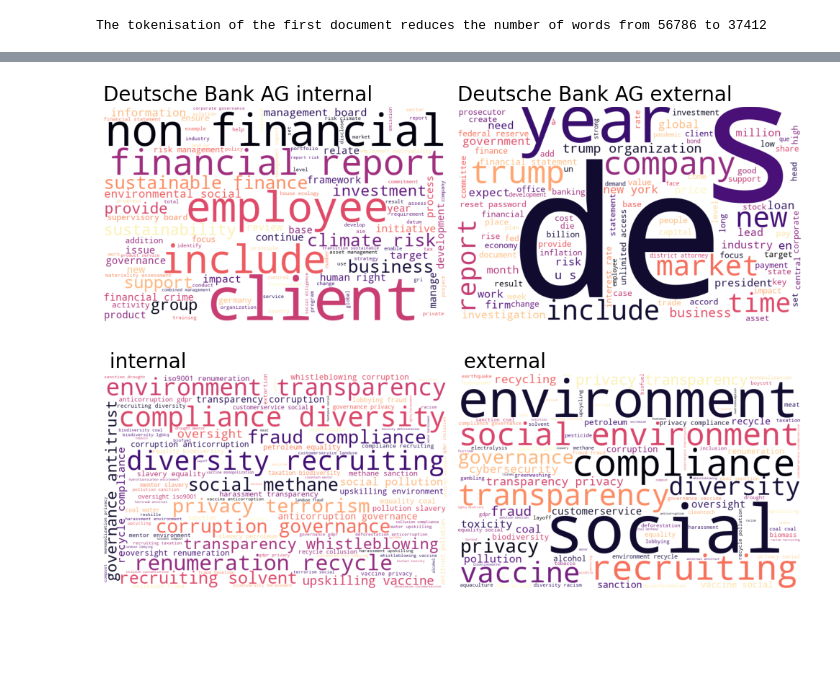
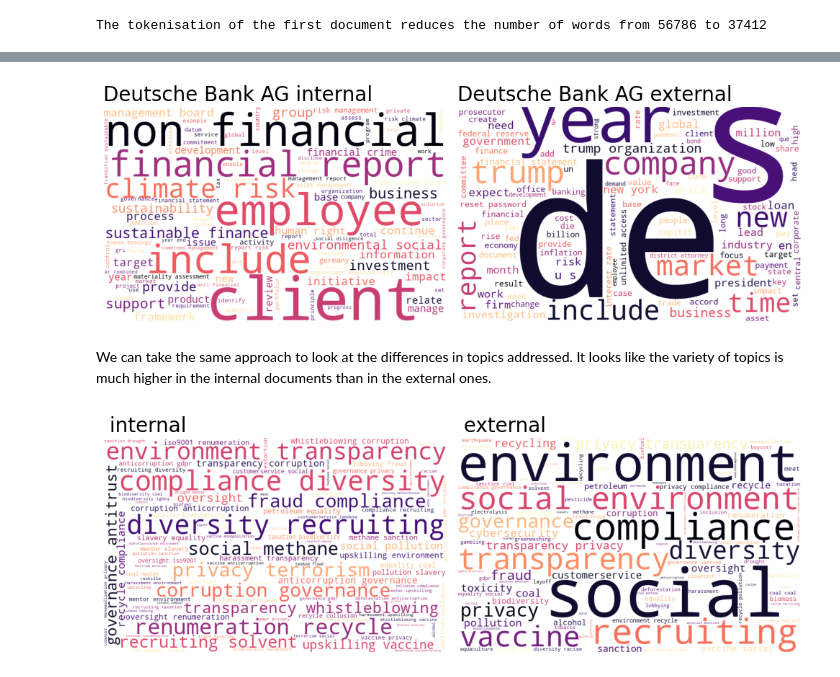
Before and after one commit to MathieuDemarets/vlerick-mai-nlp-2023, a Jupyter notebook: Assignment 1 - Boilerplate.ipynb, the cells around one changed output, grey strips where cells are left out. Drawn from its saved outputs; the diff is of its cells as text; code cells hidden in the pictures; blank space fills up the shorter version.

```diff
--- a/Assignment 1 - Boilerplate.ipynb
+++ b/Assignment 1 - Boilerplate.ipynb
@@ -55,14 +40,14 @@ plt.boxplot(df_1["size_char"]) # huge right tail
 plt.show()
 
 deciles = np.percentile(df_1["size_char"], np.arange(0, 100, 10))
-print(deciles) # 90% of documents fall under 10k characters
+print("Deciles of all documents length","/n >>", deciles) # 90% of documents fall under 10k characters
 deciles_int = np.percentile(df_1[df_1["internal"]==1]["size_char"], np.arange(0, 100, 10))
-print("Deciles of internal documents length",deciles_int) # However internal documents are much longer
+print("Deciles of internal documents length","/n >>", deciles_int) # However internal documents are much longer
 print(f"We will truncate {len(df_1[df_1['size_char'] > 500000])/len(df_1):.2%} of the documents to 500k characters")
 print(f"It represents {len(df_1[np.logical_and(df_1['size_char'] > 500000, df_1['internal']==1)])/len(df_1[df_1['internal']==1]):.2%} of the internal documents")
 
 # Truncate documents to 500k characters
-df_1["content"] = df_1["content"].progress_apply(lambda x: x[:500000] if len(x) > 500000 else x)
+df_1.loc[:,"content"] = df_1.loc[:,"content"].progress_apply(lambda x: x[:500000] if len(x) > 500000 else x)
 # %% [output]
 A value is trying to be set on a copy of a slice from a DataFrame.
 Try using .loc[row_indexer,col_indexer] = value instead
@@ -191,44 +240,55 @@ import numpy as np
 from PIL import Image
 from wordcloud import WordCloud
 import matplotlib.pyplot as plt
 
-def add_wordcloud(text, company, ax, internal = True, random_state=42):
+def add_wordcloud(text, company, ax, internal = True, random_state=42, tokens = True):
+    if tokens:
+        text.translate({ord(i): None for i in '[",]'}, inplace=True)
+    else:
+        text = " ".join(spacy_tokenizer(text))
     wc = WordCloud(background_color='white', colormap = 'magma', max_words=100,
         stopwords = spacy_tokenizer(company), height = 500, width = 800, random_state=random_state
-        ).generate(" ".join(spacy_tokenizer(text)))
+        ).generate(text)
     ax.axis("off")
     ax.imshow(wc)
     ax.set_title(
         f'{company} {"internal" if internal else "external"}',
         color='black',fontsize=20,loc='left')
 
-def compare_wordclouds(data, company, save=False, random_state=42, directory='DATA/figures/'):
+def compare_wordclouds(data, company, save=False, random_state=42, directory='DATA/figures/', tokens = True):
     df2 = data[data['company'] == company]
     df2int = df2[df2['internal'] == 1]
     df2ext = df2[df2['internal'] == 0]
 
-    text_int = " ".join(df2int['content'].tolist())
-    text_ext = " ".join(df2ext['content'].tolist())
+    if tokens:
+        text_int = " ".join(df2int['tokens'])
+        text_ext = " ".join(df2ext['tokens'])
+
+    else:
+        text_int = " ".join(df2int['content'].tolist())
+        text_ext = " ".join(df2ext['content'].tolist())
 
     fig, (ax1, ax2) = plt.subplots(1,2,figsize=(10, 5))
     try:
-        add_wordcloud(text_int, company, ax1, random_state=random_state)
+        add_wordcloud(text_int, company, ax1, random_state=random_state, tokens = tokens)
     except:
-        add_wordcloud(text_int[:900000], company, ax1, random_state=random_state)
+        add_wordcloud(text_int[:900000], company, ax1, random_state=random_state, tokens = tokens)
     try:
-        add_wordcloud(text_ext, company, ax2, internal = False, random_state=random_state)
+        add_wordcloud(text_ext, company, ax2, internal = False, random_state=random_state, tokens = tokens)
     except:
-        add_wordcloud(text_ext[:900000], company, ax2, internal = False, random_state=random_state)
+        add_wordcloud(text_ext[:900000], company, ax2, internal = False, random_state=random_state, tokens = tokens)
     plt.tight_layout()
     if save:
         plt.savefig(f'{directory}wordcloud_{company}.png')
     plt.show()
 
-compare_wordclouds(df_1, 'Deutsche Bank AG', save=True)
+compare_wordclouds(df_1, 'Deutsche Bank AG', save=True, tokens=False)
 # https://www.forbes.com/sites/danalexander/2023/10/16/how-trump-fooled-deutsche-bank/
 # >> Trump issue
 # %% [output]
-[figure, old version]
+[figure, new version]
+# %% [markdown]
+We can take the same approach to look at the differences in topics addressed. It looks like the variety of topics is much higher in the internal documents than in the external ones.
 # %%
 df2 = df_1
 df2int = df2[df2['internal'] == 1]
```
Also changed, not shown: parts of 18 cells of this notebook, 4 other files.
